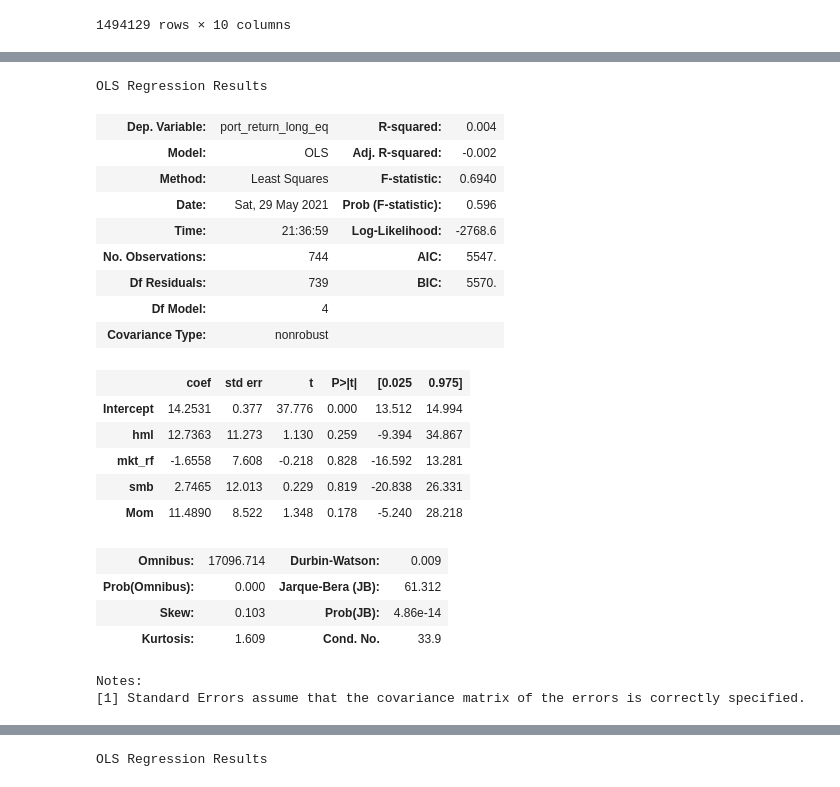
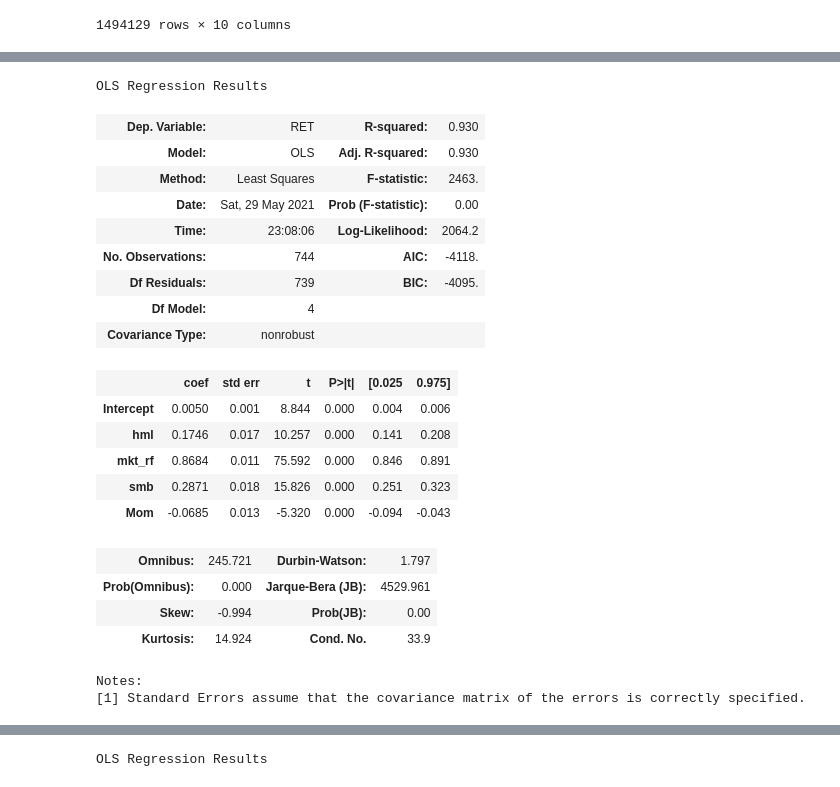
Before and after one commit to ptakchun/FINA4359-Project, a Jupyter notebook: table3.ipynb, the cells around one changed output, grey strips where cells are left out. Drawn from its saved outputs; the diff is of its cells as text; code cells hidden in the pictures.

Commit message:
updated table3

```diff
--- a/table3.ipynb
+++ b/table3.ipynb
@@ -204,7 +210,8 @@ def short_weights(group):
     return group
 
 def cal_return_vw(group):
-    group=group[(group.RET<='65')]
+    # group=group[(group.RET<='65')]
+    group =  group[( group['RET'].apply(lambda x: str(x)[-1].isdigit()) )]
     group['port_return_long_vw'] = pd.to_numeric(group['RET']) * pd.to_numeric(group['long_weight'])
     longport = pd.pivot_table(group, values='port_return_long_vw', index='date', aggfunc=np.sum)
 
@@ -217,22 +224,20 @@ def cal_return_vw(group):
     return longport,shortport,data
 
 def cal_return_eq(group):
+    #Kobe Updated part,
+    longs = group.loc[group['long_stocks'] == True]
+    longs =  longs[( longs['RET'].apply(lambda x: str(x)[-1].isdigit()) )] # this function for filter out number
+    longs['RET'] = longs['RET'].astype('float64')
+    longport = longs.RET.groupby('date').mean()
 
-    longs = group.loc[group['long_stocks'] == True]
 
     shorts = group.loc[group['short_stocks'] == True]
+    shorts =  shorts[( shorts['RET'].apply(lambda x: str(x)[-1].isdigit()) )]
+    shorts['RET'] = shorts['RET'].astype('float64')
+    shortport = shorts.RET.groupby('date').mean()
 
-    longs=longs[(longs.RET<='65')]
-    shorts=shorts[(shorts.RET<='65')]
-    longs['port_return_long_eq'] = pd.to_numeric(longs['RET']).mean()
-    longport = pd.pivot_table(longs, values='port_return_long_eq', index='date', aggfunc=np.sum)
-
-    shorts['port_return_short_eq'] = pd.to_numeric(shorts['RET']).mean()
-    shortport = pd.pivot_table(shorts, values='port_return_short_eq', index='date', aggfunc=np.sum)
-
-    data=pd.merge(longport, shortport, on='date')
-    # print(data)
-    data['longshort_eq'] = data['port_return_long_eq'] - data['port_return_short_eq']
+    data=pd.merge(longport, shortport, on='date', suffixes=['_long', '_short'])
+    data['longshort_eq'] = data.RET_long  - data.RET_short
     print(data)
     # print(shortport)
     # print(longshortport)
@@ -267,43 +287,43 @@ ff4.index = pd.to_datetime(ff4.index)
 # %%
 # equal_weighted_long
 # data=pd.merge(ff4, longport_eq, on='date')
 
 (
-    smf.ols('port_return_long_eq ~ 1 + hml + mkt_rf + smb + Mom', data=pd.merge(ff4, longport_eq, on='date'))
+    smf.ols('RET ~ 1 + hml + mkt_rf + smb + Mom', data=pd.merge(ff4, longport_eq, on='date'))
     .fit().summary()
 )
 
 # equal_weighted_short
 # (
 #     smf.ols('port_return_short_eq ~ 1 + hml + mkt_rf + smb + Mom', data=pd.merge(ff4, shortport_eq, on='date'))
 #     .fit().summary()
 # )
 # equal_weighted_diff
 # (
 #     smf.ols('longshort_eq ~ 1 + hml + mkt_rf + smb + Mom', data=pd.merge(ff4, longshortport_eq, on='date'))
 #     .fit().summary()
 # )
 # %% [output]
 OLS Regression Results
-| Dep. Variable: | port_return_long_eq | R-squared: | 0.004 |
-| Model: | OLS | Adj. R-squared: | -0.002 |
-| Method: | Least Squares | F-statistic: | 0.6940 |
-| Date: | Sat, 29 May 2021 | Prob (F-statistic): | 0.596 |
-| Time: | 21:36:59 | Log-Likelihood: | -2768.6 |
-| No. Observations: | 744 | AIC: | 5547. |
-| Df Residuals: | 739 | BIC: | 5570. |
+| Dep. Variable: | RET | R-squared: | 0.930 |
+| Model: | OLS | Adj. R-squared: | 0.930 |
+| Method: | Least Squares | F-statistic: | 2463. |
+| Date: | Sat, 29 May 2021 | Prob (F-statistic): | 0.00 |
+| Time: | 23:08:06 | Log-Likelihood: | 2064.2 |
+| No. Observations: | 744 | AIC: | -4118. |
+| Df Residuals: | 739 | BIC: | -4095. |
 | Df Model: | 4 |  |  |
 | Covariance Type: | nonrobust |  |  |
 |  | coef | std err | t | P>|t| | [0.025 | 0.975] |
-| Intercept | 14.2531 | 0.377 | 37.776 | 0.000 | 13.512 | 14.994 |
-| hml | 12.7363 | 11.273 | 1.130 | 0.259 | -9.394 | 34.867 |
-| mkt_rf | -1.6558 | 7.608 | -0.218 | 0.828 | -16.592 | 13.281 |
-| smb | 2.7465 | 12.013 | 0.229 | 0.819 | -20.838 | 26.331 |
-| Mom | 11.4890 | 8.522 | 1.348 | 0.178 | -5.240 | 28.218 |
+| Intercept | 0.0050 | 0.001 | 8.844 | 0.000 | 0.004 | 0.006 |
+| hml | 0.1746 | 0.017 | 10.257 | 0.000 | 0.141 | 0.208 |
+| mkt_rf | 0.8684 | 0.011 | 75.592 | 0.000 | 0.846 | 0.891 |
+| smb | 0.2871 | 0.018 | 15.826 | 0.000 | 0.251 | 0.323 |
+| Mom | -0.0685 | 0.013 | -5.320 | 0.000 | -0.094 | -0.043 |
-| Omnibus: | 17096.714 | Durbin-Watson: | 0.009 |
-| Prob(Omnibus): | 0.000 | Jarque-Bera (JB): | 61.312 |
-| Skew: | 0.103 | Prob(JB): | 4.86e-14 |
-| Kurtosis: | 1.609 | Cond. No. | 33.9 |
+| Omnibus: | 245.721 | Durbin-Watson: | 1.797 |
+| Prob(Omnibus): | 0.000 | Jarque-Bera (JB): | 4529.961 |
+| Skew: | -0.994 | Prob(JB): | 0.00 |
+| Kurtosis: | 14.924 | Cond. No. | 33.9 |
 Notes:
 [1] Standard Errors assume that the covariance matrix of the errors is correctly specified.
 # %%
```
Also changed, not shown: parts of 5 cells of this notebook, 1 other file.
